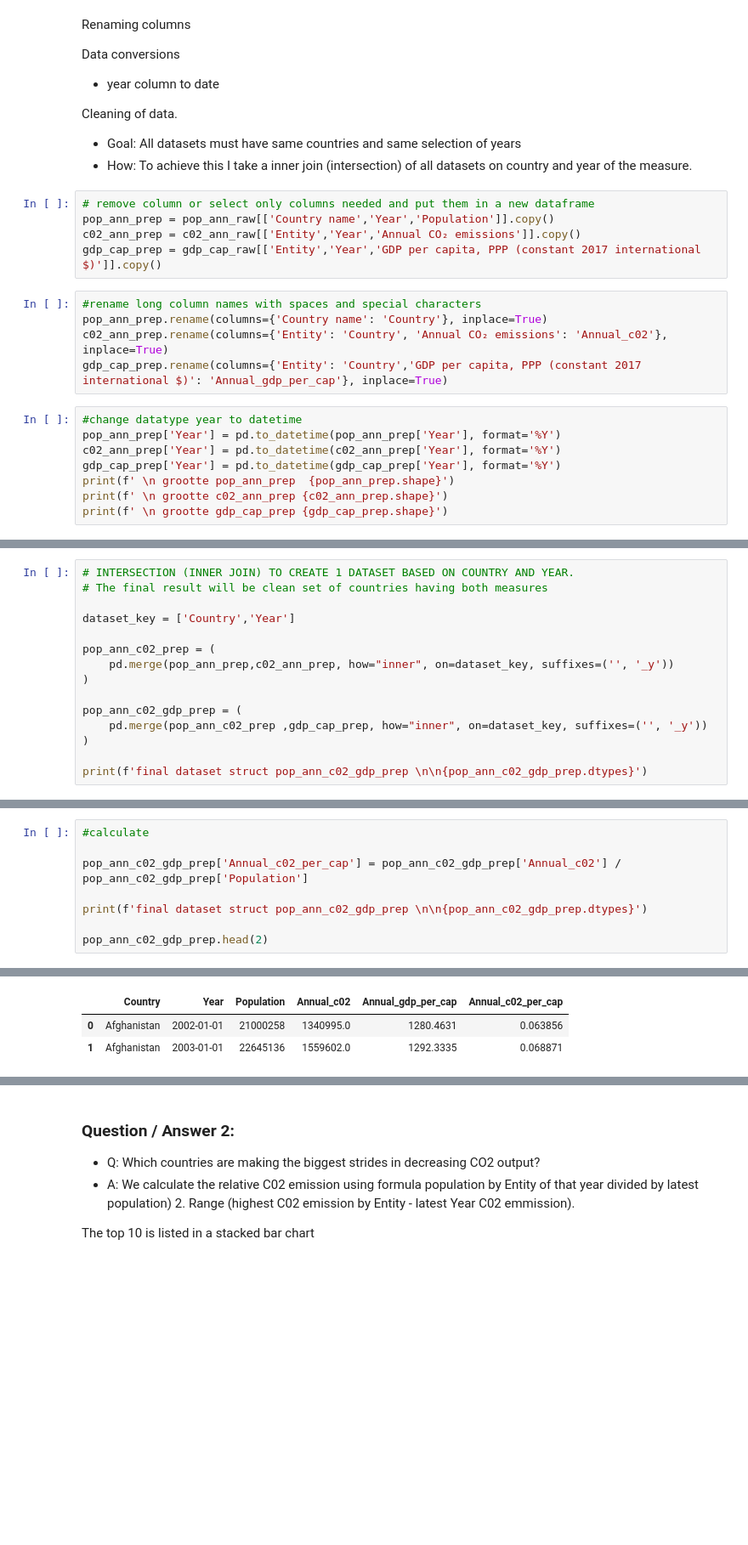
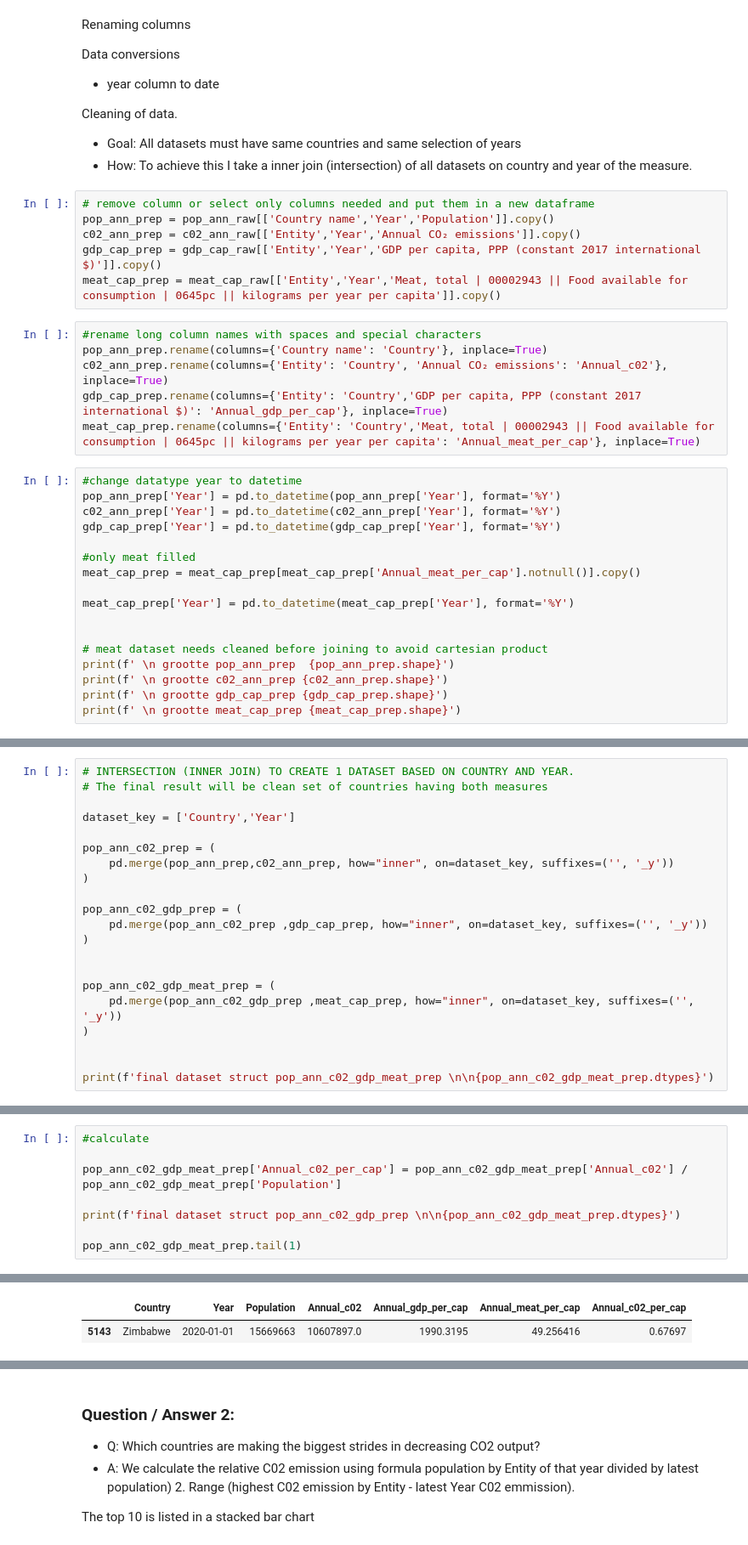
Before and after one commit to ayuksekdag/winacademy_python_dna, a Jupyter notebook: final_assignment/final_co2Project.ipynb, the cells around one changed output, grey strips where cells are left out. Shown at 85% size. Drawn from its saved outputs; the diff is of its cells as text; blank space fills up the shorter version.

```diff
--- a/final_assignment/final_co2Project.ipynb
+++ b/final_assignment/final_co2Project.ipynb
@@ -87,19 +86,30 @@ Cleaning of data.
 pop_ann_prep = pop_ann_raw[['Country name','Year','Population']].copy()
 c02_ann_prep = c02_ann_raw[['Entity','Year','Annual CO₂ emissions']].copy()
 gdp_cap_prep = gdp_cap_raw[['Entity','Year','GDP per capita, PPP (constant 2017 international $)']].copy()
+meat_cap_prep = meat_cap_raw[['Entity','Year','Meat, total | 00002943 || Food available for consumption | 0645pc || kilograms per year per capita']].copy()
 # %%
 #rename long column names with spaces and special characters
 pop_ann_prep.rename(columns={'Country name': 'Country'}, inplace=True)
 c02_ann_prep.rename(columns={'Entity': 'Country', 'Annual CO₂ emissions': 'Annual_c02'}, inplace=True)
 gdp_cap_prep.rename(columns={'Entity': 'Country','GDP per capita, PPP (constant 2017 international $)': 'Annual_gdp_per_cap'}, inplace=True)
+meat_cap_prep.rename(columns={'Entity': 'Country','Meat, total | 00002943 || Food available for consumption | 0645pc || kilograms per year per capita': 'Annual_meat_per_cap'}, inplace=True)
 # %%
 #change datatype year to datetime
 pop_ann_prep['Year'] = pd.to_datetime(pop_ann_prep['Year'], format='%Y')
 c02_ann_prep['Year'] = pd.to_datetime(c02_ann_prep['Year'], format='%Y')
 gdp_cap_prep['Year'] = pd.to_datetime(gdp_cap_prep['Year'], format='%Y')
+
+#only meat filled
+meat_cap_prep = meat_cap_prep[meat_cap_prep['Annual_meat_per_cap'].notnull()].copy()
+
+meat_cap_prep['Year'] = pd.to_datetime(meat_cap_prep['Year'], format='%Y')
+
+
+# meat dataset needs cleaned before joining to avoid cartesian product
 print(f' \n grootte pop_ann_prep  {pop_ann_prep.shape}')
 print(f' \n grootte c02_ann_prep {c02_ann_prep.shape}')
 print(f' \n grootte gdp_cap_prep {gdp_cap_prep.shape}')
+print(f' \n grootte meat_cap_prep {meat_cap_prep.shape}')
 # %% [output]
  grootte pop_ann_prep  (18288, 3)
 
@@ -120,5 +132,11 @@ pop_ann_c02_gdp_prep = (
     pd.merge(pop_ann_c02_prep ,gdp_cap_prep, how="inner", on=dataset_key, suffixes=('', '_y'))
 )
 
-print(f'final dataset struct pop_ann_c02_gdp_prep \n\n{pop_ann_c02_gdp_prep.dtypes}')
+
+pop_ann_c02_gdp_meat_prep = (
+    pd.merge(pop_ann_c02_gdp_prep ,meat_cap_prep, how="inner", on=dataset_key, suffixes=('', '_y'))
+)
+
+
+print(f'final dataset struct pop_ann_c02_gdp_meat_prep \n\n{pop_ann_c02_gdp_meat_prep.dtypes}')
 # %% [output]
@@ -133,11 +152,11 @@ dtype: object
 # %%
 #calculate
 
-pop_ann_c02_gdp_prep['Annual_c02_per_cap'] = pop_ann_c02_gdp_prep['Annual_c02'] / pop_ann_c02_gdp_prep['Population']
+pop_ann_c02_gdp_meat_prep['Annual_c02_per_cap'] = pop_ann_c02_gdp_meat_prep['Annual_c02'] / pop_ann_c02_gdp_meat_prep['Population']
 
-print(f'final dataset struct pop_ann_c02_gdp_prep \n\n{pop_ann_c02_gdp_prep.dtypes}')
+print(f'final dataset struct pop_ann_c02_gdp_prep \n\n{pop_ann_c02_gdp_meat_prep.dtypes}')
 
-pop_ann_c02_gdp_prep.head(2)
+pop_ann_c02_gdp_meat_prep.tail(1)
 # %% [output]
 final dataset struct pop_ann_c02_gdp_prep
 
@@ -150,7 +170,6 @@ Annual_c02_per_cap           float64
 dtype: object
-|  | Country | Year | Population | Annual_c02 | Annual_gdp_per_cap | Annual_c02_per_cap |
-| 0 | Afghanistan | 2002-01-01 | 21000258 | 1340995.0 | 1280.4631 | 0.063856 |
-| 1 | Afghanistan | 2003-01-01 | 22645136 | 1559602.0 | 1292.3335 | 0.068871 |
+|  | Country | Year | Population | Annual_c02 | Annual_gdp_per_cap | Annual_meat_per_cap | Annual_c02_per_cap |
+| 5143 | Zimbabwe | 2020-01-01 | 15669663 | 10607897.0 | 1990.3195 | 49.256416 | 0.67697 |
 # %% [markdown]
 ### Question / Assumption /Answer 1:
 - Question: What is the biggest predictor of a large CO2 output per capita of a country?
```
Also changed, not shown: parts of 9 cells of this notebook.
